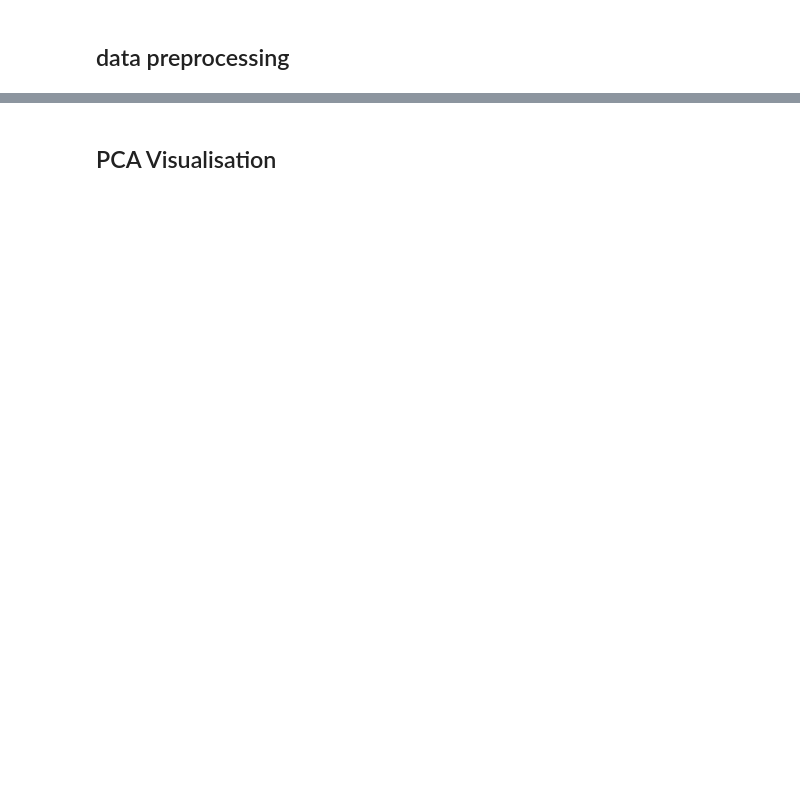
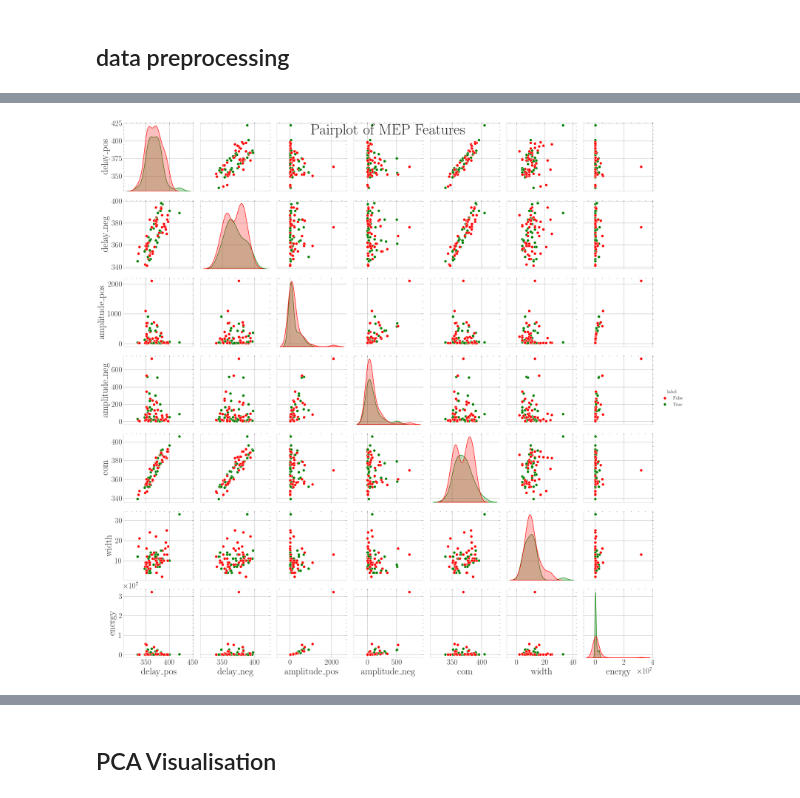
Before and after one commit to raknah/neuroelectrophysiology, a Jupyter notebook: notebooks/MEP_deeplearning.ipynb, the cells around one changed output, grey strips where cells are left out. Drawn from its saved outputs; the diff is of its cells as text; code cells hidden in the pictures; blank space fills up the shorter version.

```diff
--- a/notebooks/MEP_deeplearning.ipynb
+++ b/notebooks/MEP_deeplearning.ipynb
@@ -2,14 +2,20 @@
 import numpy as np
 import pandas as pd
 import matplotlib.pyplot as plt
+import scienceplots
 import seaborn as sns
+from matplotlib.colors import ListedColormap
+
+plt.style.use(['science', 'grid'])
+plt.rc('figure', titlesize = 33, figsize = (21, 7))
+plt.rc('axes', titlesize = 27, labelsize = 21, titlepad = 21)
+plt.rc('xtick', labelsize = 17)
+plt.rc('ytick', labelsize = 17)
 # %%
 # load data
 import pickle
 
-extract_location = '/Users/fomo/Documents/Research/UNIC Research/Motor Evoked Potentials Test/extracted.pkl'
-
-with open(extract_location, 'rb') as f:
+with open('/Users/fomo/Documents/Research/UNIC Research/Motor Evoked Potentials Test/classified/accepted.pkl', 'rb') as f:
     extracted = pickle.load(f)
 # %% [markdown]
 ## data preprocessing
@@ -45,0 +100,6 @@ X.shape
+# %%
+sns.pairplot(df, hue='label', palette=['red', 'green'])
+plt.suptitle('Pairplot of MEP Features')
+plt.show()
+# %% [output]
+[figure, added]
```
Also changed, not shown: parts of 13 cells of this notebook, 5 other files.
